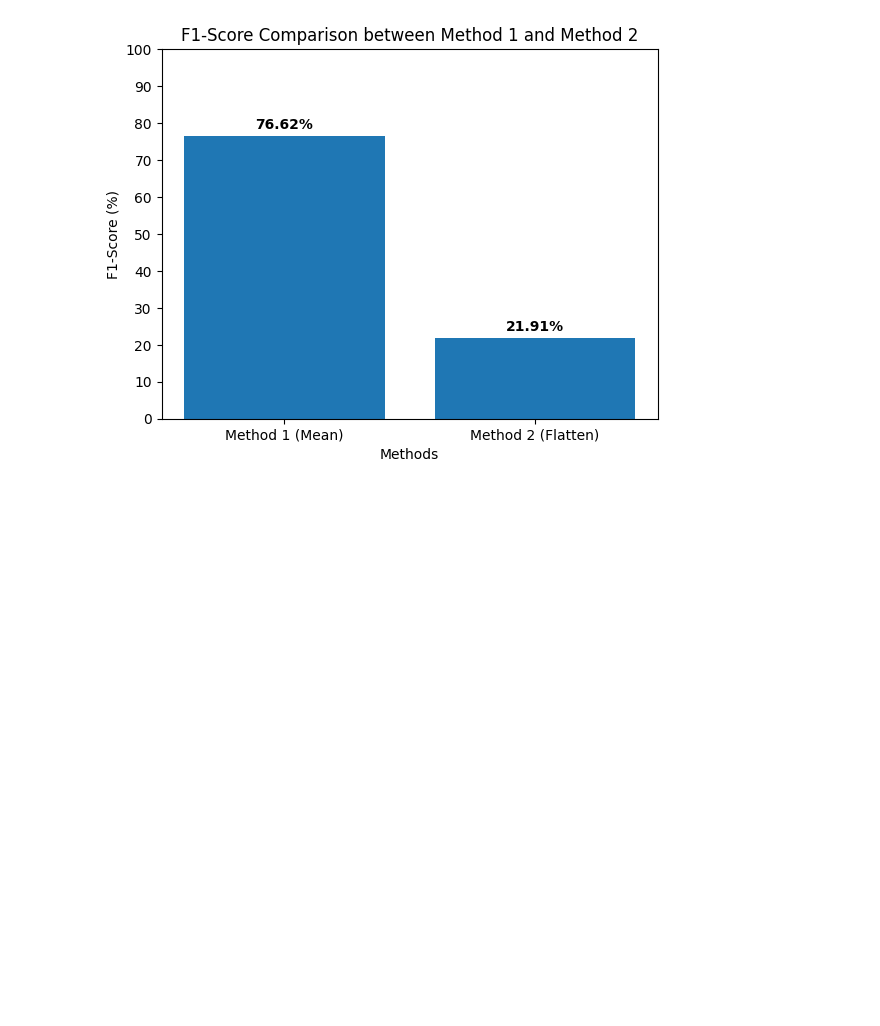
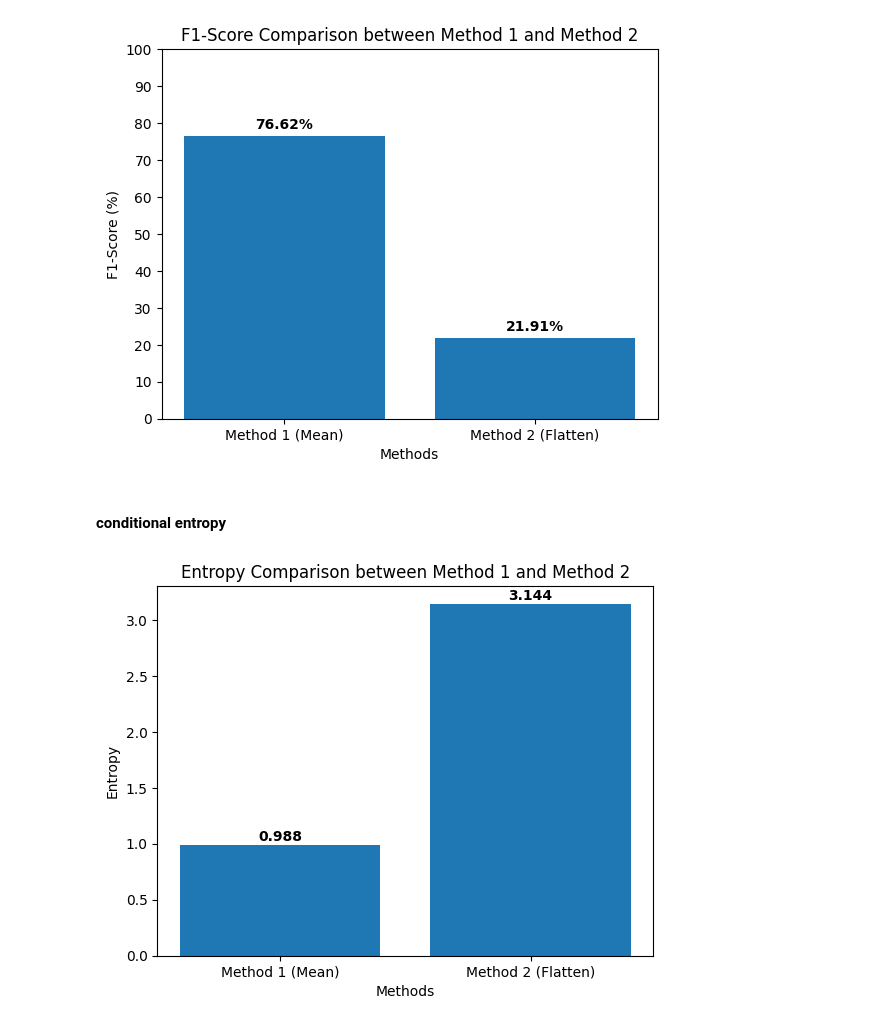
Before and after one commit to YoussefAboelwafa/Activity-Detection, a Jupyter notebook: DBSCAN.ipynb, the cells around one changed output. Drawn from its saved outputs; the diff is of its cells as text; code cells hidden in the pictures; blank space fills up the shorter version.

Commit message:
Entropy

```diff
--- a/DBSCAN.ipynb
+++ b/DBSCAN.ipynb
@@ -171,19 +172,22 @@ Entropy:   0.107
 y_pred = get_DBSCAN(X2, n_samples, eps)
 y_pred_mapped = map_labels(y2, y_pred)
 
-# Compute the accuracy
+clusters = construct_clusters(y2, y_pred_mapped)
+
 precision = precision_score(y2, y_pred_mapped, average="weighted")
 recall = recall_score(y2, y_pred_mapped, average="weighted")
 f1 = f1_score(y2, y_pred_mapped, average="weighted")
-entropy = entropy_score(y2, y_pred_mapped)
+entropy = entropy_score(clusters, len(X2))
 flatten_precision = precision
 flatten_recall = recall
 flatten_f1 = f1
+flatten_entropy = entropy
 
 print("Implemented DBSCAN Evaluation Metrics:")
 print("Precision: {:.3f}%".format(precision * 100))
 print("Recall:    {:.3f}%".format(recall * 100))
 print("F1-Score:  {:.3f}%".format(f1 * 100))
+print("Entropy:   {:.3f}".format(entropy))
 # %% [output]
 Implemented DBSCAN Evaluation Metrics:
 Precision: 26.316%
@@ -310,12 +331,46 @@ bars = plt.bar(methods, f1_scores)
 # Add the F1-score values on top of the bars
 for bar in bars:
     yval = bar.get_height()
-    plt.text(bar.get_x() + bar.get_width()/2, yval + 1, f'{yval:.2f}%', ha='center', va='bottom', fontweight='bold')
+    plt.text(
+        bar.get_x() + bar.get_width() / 2,
+        yval + 1,
+        f"{yval:.2f}%",
+        ha="center",
+        va="bottom",
+        fontweight="bold",
+    )
 
-plt.xlabel('Methods')
-plt.ylabel('F1-Score (%)')  # Indicate that F1-score is in percentages
-plt.title('F1-Score Comparison between Method 1 and Method 2')
+plt.xlabel("Methods")
+plt.ylabel("F1-Score (%)")  # Indicate that F1-score is in percentages
+plt.title("F1-Score Comparison between Method 1 and Method 2")
 plt.yticks(np.arange(0, 101, 10))  # Set y-axis ticks from 0 to 100
 plt.show()
 # %% [output]
 [figure]
+# %% [markdown]
+#### conditional entropy
+# %%
+# Define the entropies
+entropies = [mean_entropy, flatten_entropy]
+
+# Create the bar chart
+bars = plt.bar(methods, entropies)
+
+# Add the entropy values on top of the bars
+for bar in bars:
+    yval = bar.get_height()
+    plt.text(
+        bar.get_x() + bar.get_width() / 2,
+        yval + 0.01,
+        f"{yval:.3f}",
+        ha="center",
+        va="bottom",
+        fontweight="bold",
+    )
+
+plt.xlabel("Methods")
+plt.ylabel("Entropy")  # Indicate that entropy is in percentages
+plt.title("Entropy Comparison between Method 1 and Method 2")
+plt.show()
+# %% [output]
+[figure, added]
```
Also changed, not shown: parts of 10 cells of this notebook, 1 other file.
